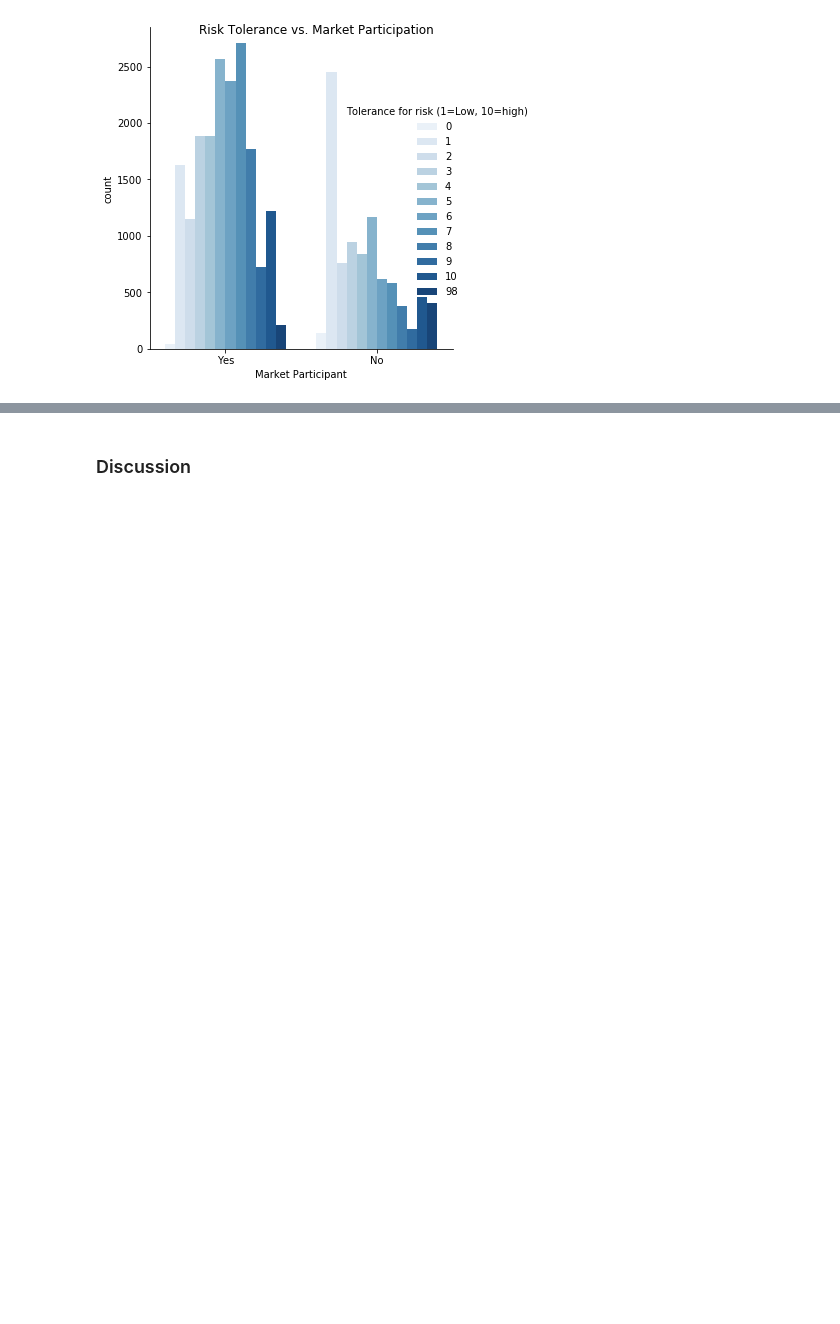
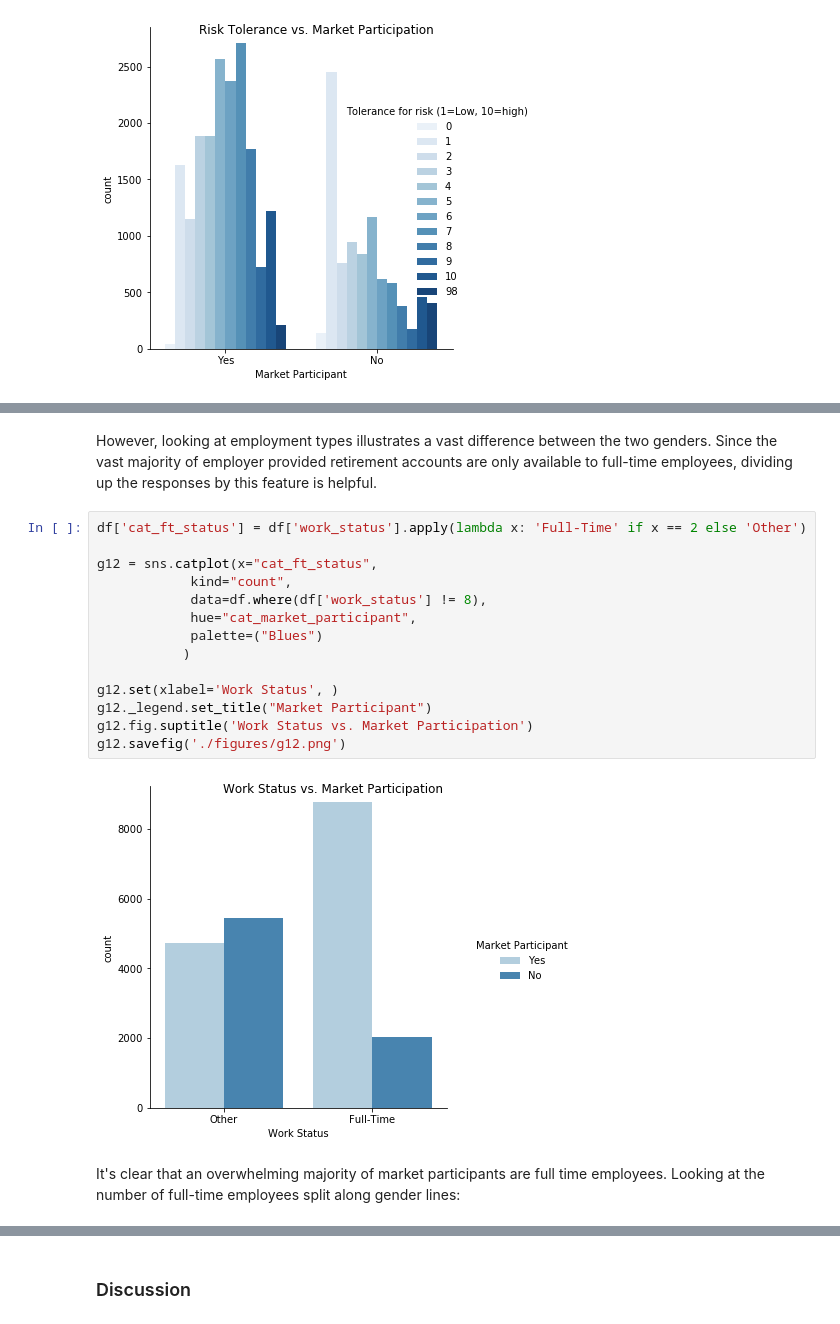
Before and after one commit to stavem/data-512-final, a Jupyter notebook: Final_Report.ipynb, the cells around one changed output, grey strips where cells are left out. Drawn from its saved outputs; the diff is of its cells as text; blank space fills up the shorter version.

```diff
--- a/Final_Report.ipynb
+++ b/Final_Report.ipynb
@@ -586,0 +602,20 @@ g8.savefig('./figures/g8.png')
+# %% [markdown]
+However, looking at employment types illustrates a vast difference between the two genders.  Since the vast majority of employer provided retirement accounts are only available to full-time employees, dividing up the responses by this feature is helpful.
+# %%
+df['cat_ft_status'] = df['work_status'].apply(lambda x: 'Full-Time' if x == 2 else 'Other')
+
+g12 = sns.catplot(x="cat_ft_status",
+            kind="count",
+            data=df.where(df['work_status'] != 8),
+            hue="cat_market_participant",
+            palette=("Blues")
+           )
+
+g12.set(xlabel='Work Status', )
+g12._legend.set_title("Market Participant")
+g12.fig.suptitle('Work Status vs. Market Participation')
+g12.savefig('./figures/g12.png')
+# %% [output]
+[figure, added]
+# %% [markdown]
+It's clear that an overwhelming majority of market participants are full time employees.  Looking at the number of full-time employees split along gender lines:
```
Also changed, not shown: parts of 31 cells of this notebook, 8 other files.
